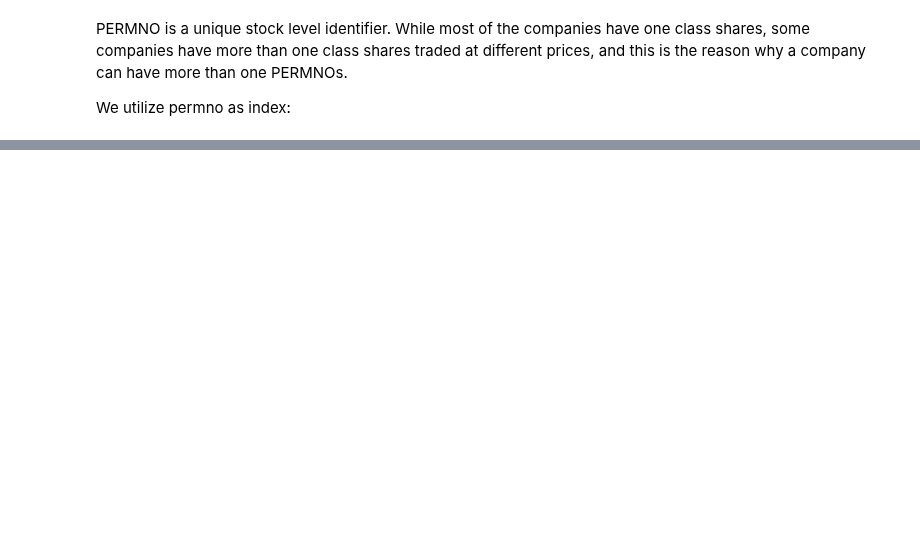
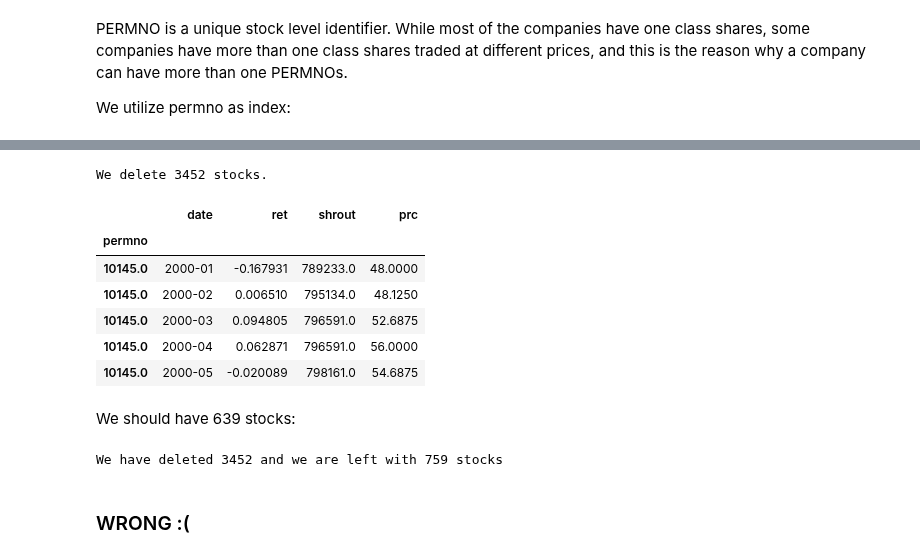
Before and after one commit to baohien97/EPFL-Investments, a Jupyter notebook: As6/Untitled.ipynb, the cells around one changed output, grey strips where cells are left out. Saved outputs shown, nothing was run; the diff lists cells and outputs as text; code cells hidden in the pictures; blank space fills up the shorter version.

```diff
--- a/As6/Untitled.ipynb
+++ b/As6/Untitled.ipynb
@@ -35,0 +81,7 @@ stocks.head()
+# %%
+count = stocks.groupby('permno').count()
+# now in each column we have the number of observations. We can rename one of them
+count = count.rename(columns={"date":"number of observations"})
+count = count[['number of observations']]
+print(f"We have {count.shape[0]} different stocks. Each has a certain number of observations:")
+count.head()
@@ -35,0 +103,4 @@ stocks.head()
+# %%
+decision = count[['number of observations']]!=240 # delete if true
+decision = decision.dropna() # drop NaN
+decision.head()
@@ -35,0 +115,14 @@ stocks.head()
+# %%
+decision_true = decision[decision['number of observations']] # keep only true
+print(f"We delete {decision_true.shape[0]} stocks.")
+stocks_del = stocks.drop(index=decision_true.index) # drop
+stocks_del.head()
+# %% [output]
+We delete 3452 stocks.
+|  | date | ret | shrout | prc |
+| permno |  |  |  |  |
+| 10145.0 | 2000-01 | -0.167931 | 789233.0 | 48.0000 |
+| 10145.0 | 2000-02 | 0.006510 | 795134.0 | 48.1250 |
+| 10145.0 | 2000-03 | 0.094805 | 796591.0 | 52.6875 |
+| 10145.0 | 2000-04 | 0.062871 | 796591.0 | 56.0000 |
+| 10145.0 | 2000-05 | -0.020089 | 798161.0 | 54.6875 |
@@ -35,0 +131,12 @@ stocks.head()
+# %% [markdown]
+We should have 639 stocks:
+# %%
+# we have deleted decision_true
+# we are left with the rest of decision
+num_deleted = int(decision_true.count())
+num_left = int(decision.count()-decision_true.count())
+print(f"We have deleted {num_deleted} and we are left with {num_left} stocks")
+# %% [output]
+We have deleted 3452 and we are left with 759 stocks
+# %% [markdown]
+### WRONG :(
```
Also changed, not shown: parts of 17 cells of this notebook, 2 other files.
